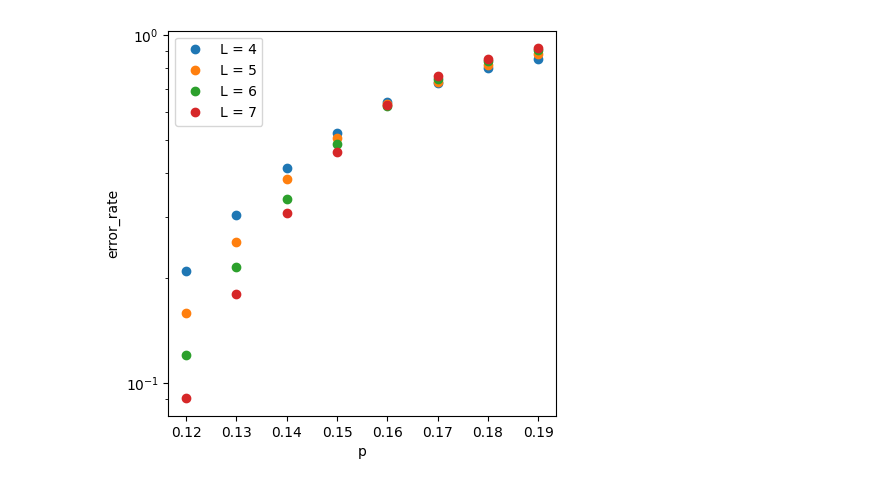
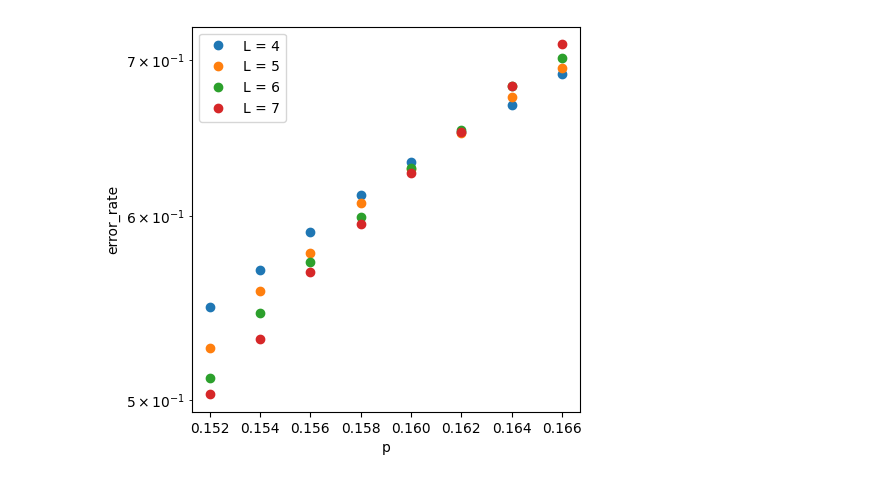
Before and after one commit to steamdou/TOPO-QC, a Jupyter notebook: data_plots/Z_only_plots copy/herald-Z3_pz2_unheralded_Z.ipynb, the cells around one changed output. Cells and saved outputs as stored; diff of their text form; code cells hidden in the pictures.

```diff
--- a/data_plots/Z_only_plots copy/herald-Z3_pz2_unheralded_Z.ipynb
+++ b/data_plots/Z_only_plots copy/herald-Z3_pz2_unheralded_Z.ipynb
@@ -180,26 +180,26 @@ runs = np.stack([run1]) #, run2, run3, run4, run5, run6, run7, run8, run9, run10
 # %%
 import matplotlib.pyplot as plt
 from scipy.optimize import curve_fit
 
-p = [0.12, 0.13, 0.14, 0.15, 0.16, 0.17, 0.18, 0.19]
+p = [0.152, 0.154, 0.156, 0.158, 0.16, 0.162, 0.164, 0.166]
 L = [4, 5, 6, 7]
 
 error_rate = np.array([np.mean(runs[:, 0:4, :], axis=(0, 1)),
                        np.mean(runs[:, 4:8, :], axis=(0, 1)),
                        np.mean(runs[:, 8:12, :], axis=(0, 1)),
                        np.mean(runs[:, 12:16, :], axis=(0, 1))])
 
 plt.figure(figsize=(5, 5))
 for l in range(len(L)):
     plt.plot(p, error_rate[l], 'o', label=f'L = {L[l]}')
 
 plt.yscale('log')
 plt.xlabel('p')
 plt.ylabel('error_rate')
 plt.legend()
 plt.show()
 # %% [output]
-[figure, old version]
+[figure, new version]
 # %%
 from scipy.optimize import curve_fit
 
```
Also changed, not shown: parts of 5 cells of this notebook, 29 other files.
